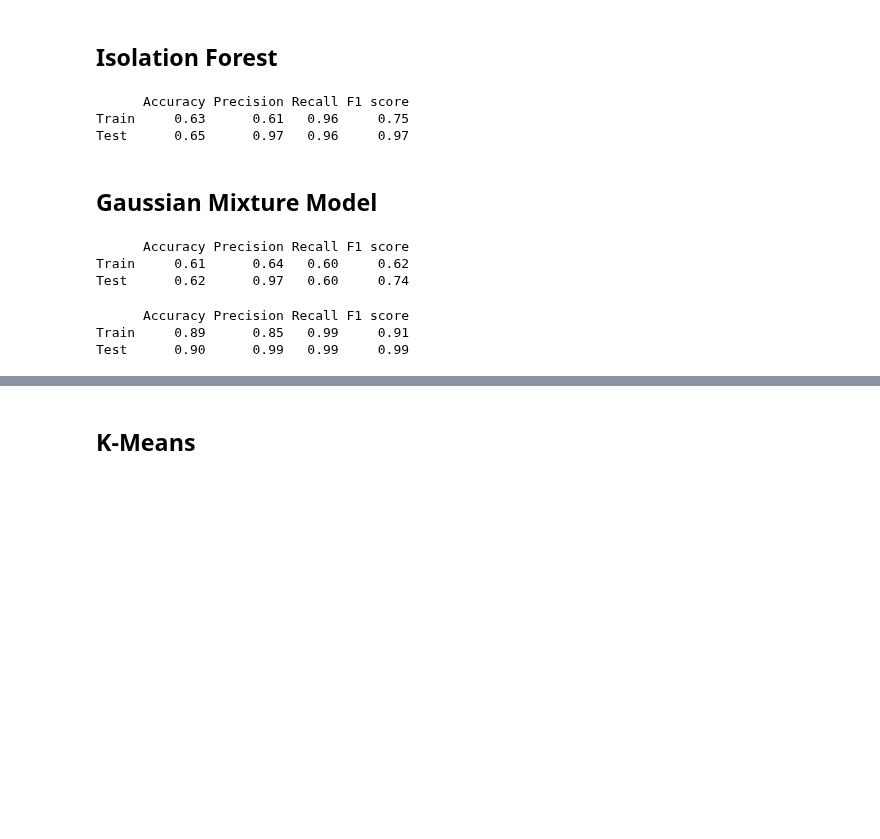
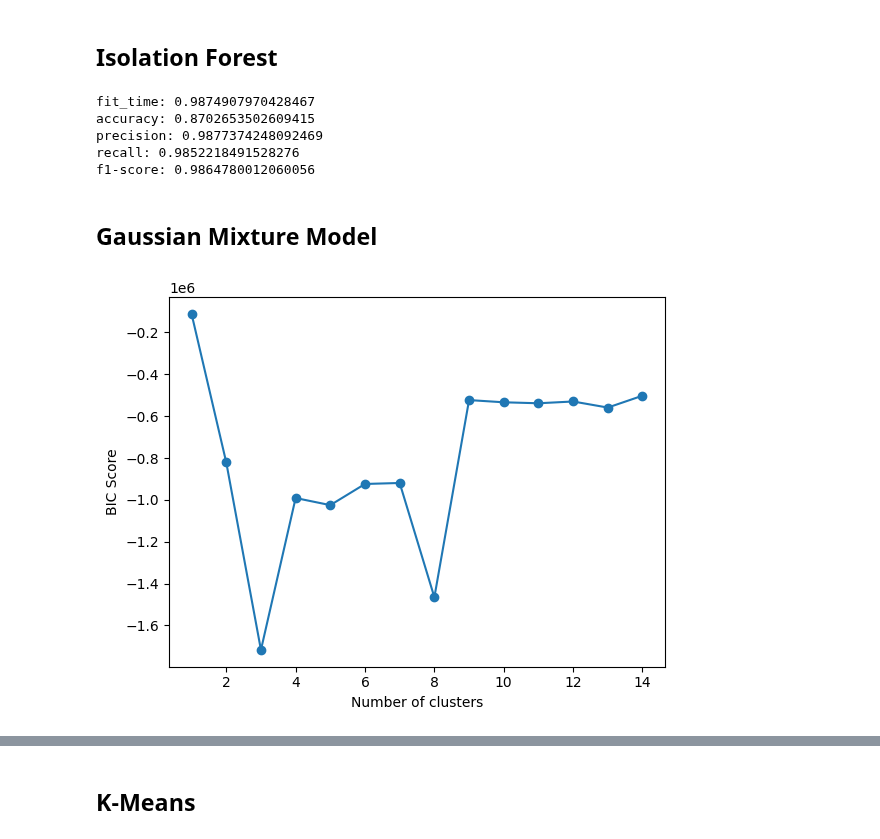
Before and after one commit to phoenixday/ml-algorithms, a Jupyter notebook: network-anomaly-detection.ipynb, the cells around one changed output, grey strips where cells are left out. Cells and saved outputs as stored; diff of their text form; code cells hidden in the pictures; blank space fills up the shorter version.

```diff
--- a/network-anomaly-detection.ipynb
+++ b/network-anomaly-detection.ipynb
@@ -534,42 +533,31 @@ Test      0.86      0.99   0.90     0.94
 # %% [markdown]
 ## Isolation Forest
-# %%
-from sklearn.ensemble import IsolationForest
-
-model = IsolationForest(n_estimators=50, max_samples='auto', max_features=0.5, contamination=0.05, random_state=42, n_jobs=-1).fit(X_test)
-pred1 = np.array([0 if p == -1 else 1 for p in model.predict(X_train)])
-pred2 = np.array([0 if p == -1 else 1 for p in model.predict(X_test)])
-print_stats(y_train, pred1, y_test, pred2, "Isolation Forest on the train set")
-# %% [output]
-      Accuracy Precision Recall F1 score
-Train     0.63      0.61   0.96     0.75
-Test      0.65      0.97   0.96     0.97
+# %%
+from sklearn.ensemble import IsolationForest
+
+model = IsolationForest(contamination=0.05)
+train_test_model(model, novelty=False)
+# %% [output]
+fit_time: 0.9874907970428467
+accuracy: 0.8702653502609415
+precision: 0.9877374248092469
+recall: 0.9852218491528276
+f1-score: 0.9864780012060056
 # %% [markdown]
 ## Gaussian Mixture Model
-# %%
-from sklearn.mixture import GaussianMixture
-
-model = GaussianMixture(n_components=4, covariance_type='diag', n_init=2, random_state=42)
-model.fit(X_train)
-scores = model.score_samples(X_train)
-threshold = np.percentile(scores, 50)
-pred1 = np.array([0 if score < threshold else 1 for score in model.score_samples(X_train)])
-pred2 = np.array([0 if score < threshold else 1 for score in model.score_samples(X_test)])
-print_stats(y_train, pred1, y_test, pred2, "Gaussian Mixture Model")
-# %% [output]
-      Accuracy Precision Recall F1 score
-Train     0.61      0.64   0.60     0.62
-Test      0.62      0.97   0.60     0.74
-# %%
-# fit on the normal data and predict on the data with outliers
-model.fit(X_train_normal)
-
-scores = model.score_samples(X_test)
-threshold = np.percentile(scores, 5)
-pred1 = np.array([0 if score < threshold else 1 for score in model.score_samples(X_train)])
-pred2 = np.array([0 if score < threshold else 1 for score in model.score_samples(X_test)])
-print_stats(y_train, pred1, y_test, pred2, "Gaussian Mixture Model")
-# %% [output]
-      Accuracy Precision Recall F1 score
-Train     0.89      0.85   0.99     0.91
-Test      0.90      0.99   0.99     0.99
+# %%
+from sklearn.mixture import GaussianMixture
+
+n_clusters = range(1, 15)
+bics = []
+for k in n_clusters:
+    gmm = GaussianMixture(n_components=k, random_state=42)
+    gmm.fit(normal)
+    bics.append(gmm.bic(normal))
+
+plt.plot(n_clusters, bics, marker='o')
+plt.xlabel('Number of clusters')
+plt.ylabel('BIC Score')
+plt.show()
+# %% [output]
+[figure, added]
```
Also changed, not shown: parts of 40 cells of this notebook.
